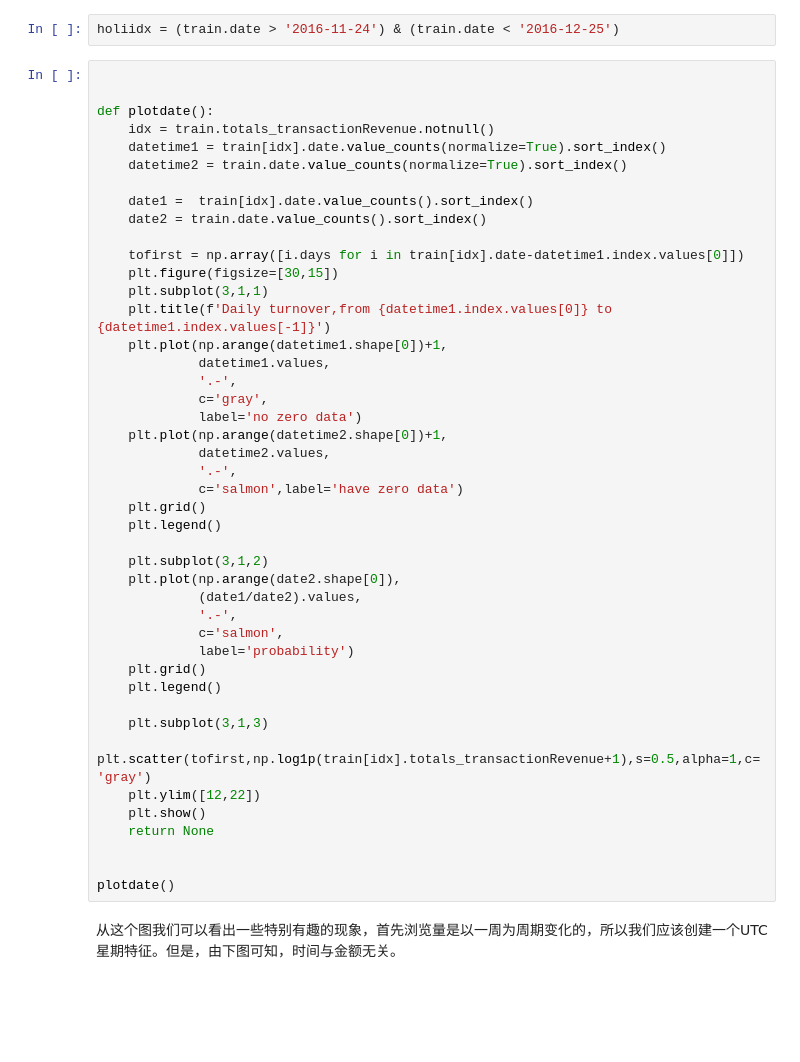
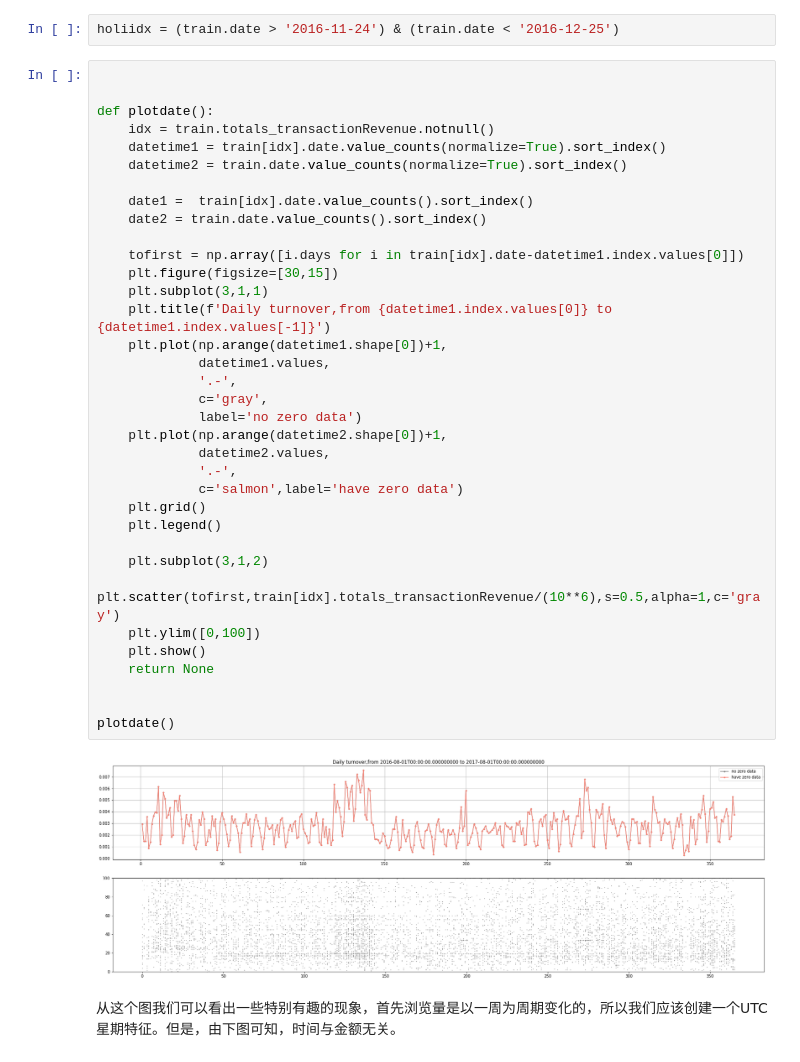
Before and after one commit to chamhoo/kaggle-R, a Jupyter notebook: DEAnotnull.ipynb, the cells around one changed output. Saved outputs shown, nothing was run; the diff lists cells and outputs as text; blank space fills up the shorter version.

```diff
--- a/DEAnotnull.ipynb
+++ b/DEAnotnull.ipynb
@@ -160,44 +139,37 @@ holiidx = (train.date > '2016-11-24') & (train.date < '2016-12-25')
 def plotdate():
     idx = train.totals_transactionRevenue.notnull()
     datetime1 = train[idx].date.value_counts(normalize=True).sort_index()
     datetime2 = train.date.value_counts(normalize=True).sort_index()
 
     date1 =  train[idx].date.value_counts().sort_index()
     date2 = train.date.value_counts().sort_index()
 
     tofirst = np.array([i.days for i in train[idx].date-datetime1.index.values[0]])
     plt.figure(figsize=[30,15])
     plt.subplot(3,1,1)
     plt.title(f'Daily turnover,from {datetime1.index.values[0]} to {datetime1.index.values[-1]}')
     plt.plot(np.arange(datetime1.shape[0])+1,
              datetime1.values,
              '.-',
              c='gray',
              label='no zero data')
     plt.plot(np.arange(datetime2.shape[0])+1,
              datetime2.values,
              '.-',
              c='salmon',label='have zero data')
     plt.grid()
     plt.legend()
 
     plt.subplot(3,1,2)
-    plt.plot(np.arange(date2.shape[0]),
-             (date1/date2).values,
-             '.-',
-             c='salmon',
-             label='probability')
-    plt.grid()
-    plt.legend()
-
-    plt.subplot(3,1,3)
-    plt.scatter(tofirst,np.log1p(train[idx].totals_transactionRevenue+1),s=0.5,alpha=1,c='gray')
-    plt.ylim([12,22])
+    plt.scatter(tofirst,train[idx].totals_transactionRevenue/(10**6),s=0.5,alpha=1,c='gray')
+    plt.ylim([0,100])
     plt.show()
     return None
 
 
 plotdate()
+# %% [output]
+[figure, added]
 # %% [markdown]
 从这个图我们可以看出一些特别有趣的现象，首先浏览量是以一周为周期变化的，所以我们应该创建一个UTC星期特征。但是，由下图可知，时间与金额无关。
 # %%
```
Also changed, not shown: parts of 88 cells of this notebook, 1 other file.
